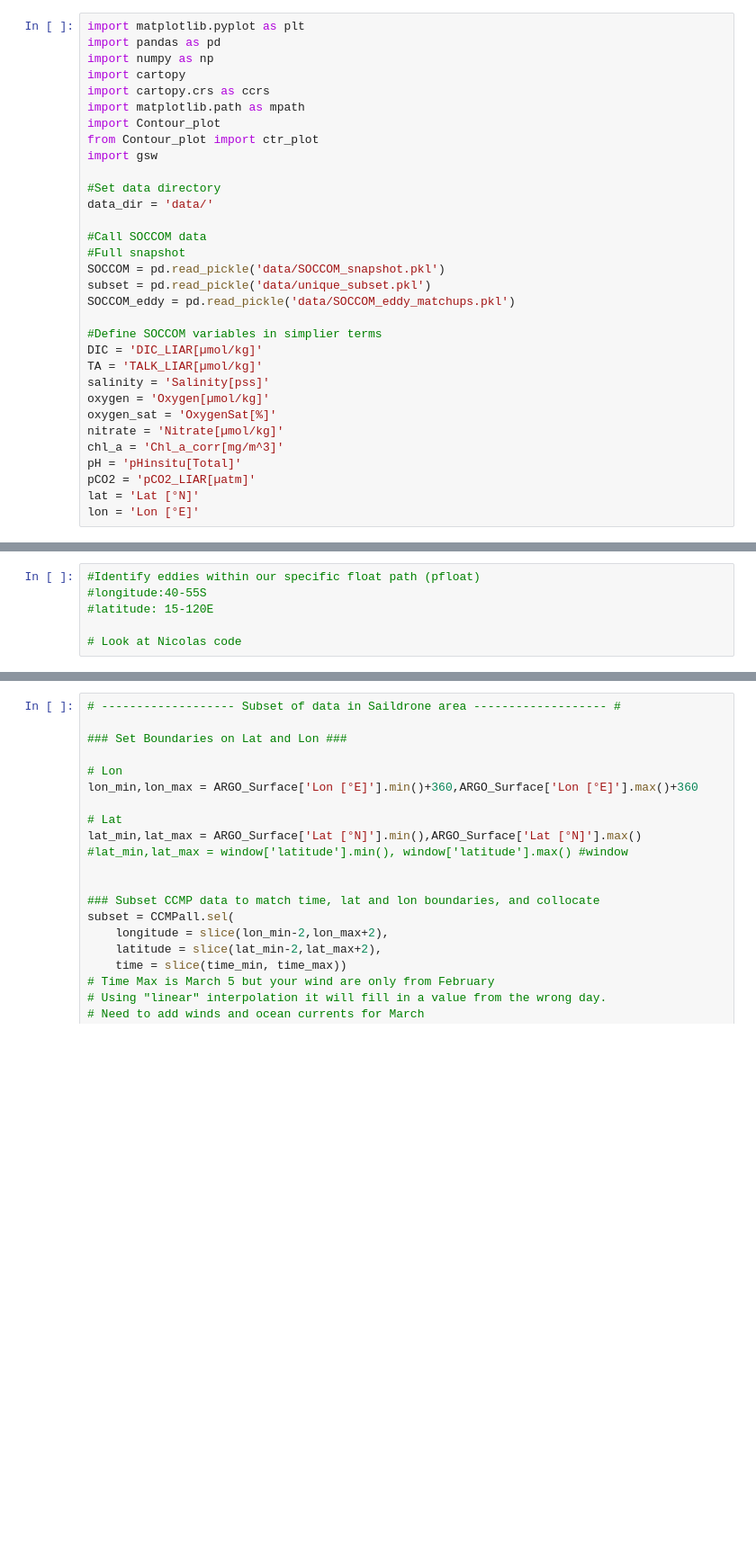
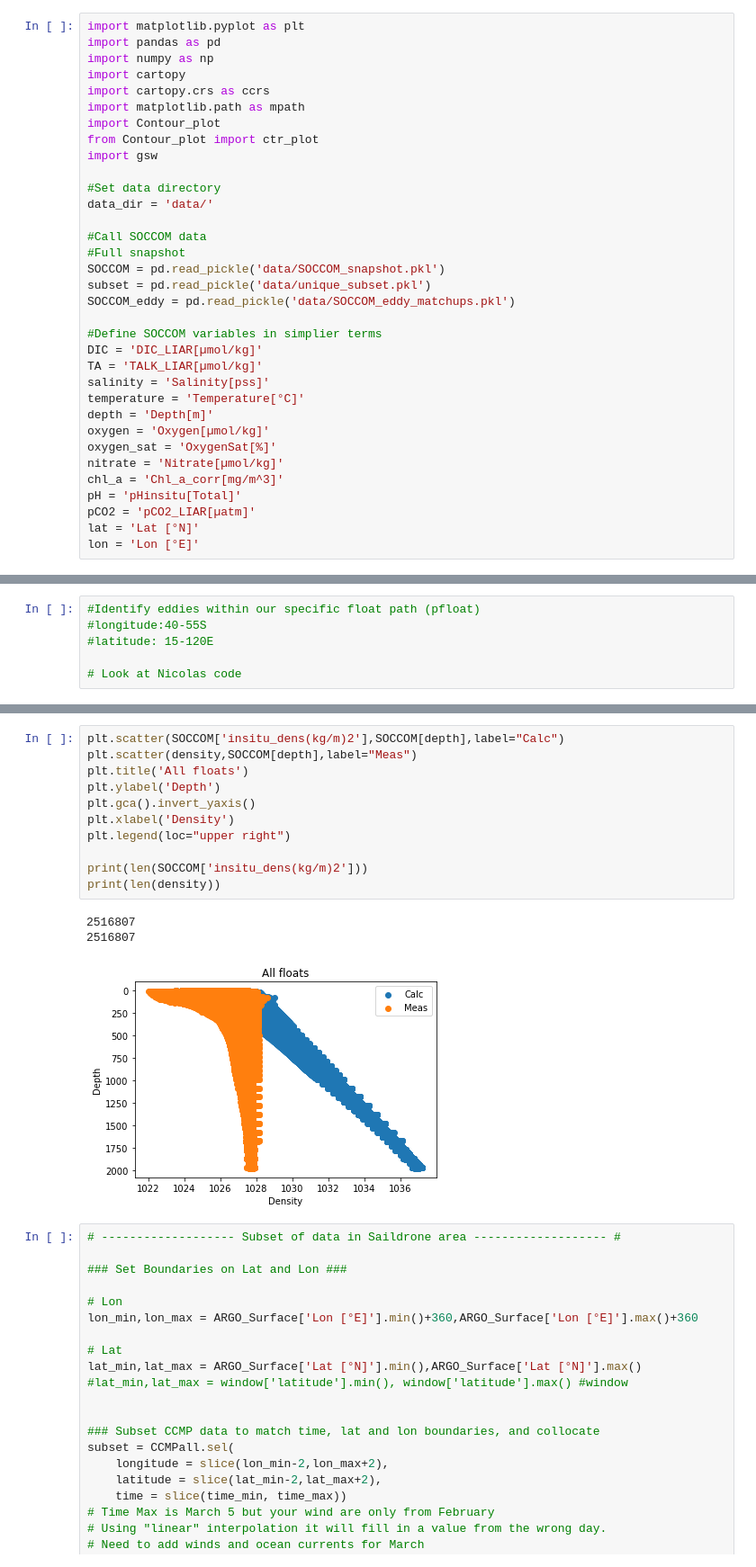
Before and after one commit to Williams-OBGC-Lab/SOCCOM_eddy, a Jupyter notebook: eddy_contour_plots.ipynb, the cells around one changed output, grey strips where cells are left out. Shown at 90% size. Drawn from its saved outputs; the diff is of its cells as text; blank space fills up the shorter version.

```diff
--- a/eddy_contour_plots.ipynb
+++ b/eddy_contour_plots.ipynb
@@ -22,6 +22,8 @@ SOCCOM_eddy = pd.read_pickle('data/SOCCOM_eddy_matchups.pkl')
 DIC = 'DIC_LIAR[µmol/kg]'
 TA = 'TALK_LIAR[µmol/kg]'
 salinity = 'Salinity[pss]'
+temperature = 'Temperature[°C]'
+depth = 'Depth[m]'
 oxygen = 'Oxygen[µmol/kg]'
 oxygen_sat = 'OxygenSat[%]'
 nitrate = 'Nitrate[µmol/kg]'
@@ -285,3 +291,18 @@ Length: 2516807, dtype: float64
+# %%
+plt.scatter(SOCCOM['insitu_dens(kg/m)2'],SOCCOM[depth],label="Calc")
+plt.scatter(density,SOCCOM[depth],label="Meas")
+plt.title('All floats')
+plt.ylabel('Depth')
+plt.gca().invert_yaxis()
+plt.xlabel('Density')
+plt.legend(loc="upper right")
+
+print(len(SOCCOM['insitu_dens(kg/m)2']))
+print(len(density))
+# %% [output]
+2516807
+2516807
+[figure, added]
 # %%
 # ------------------- Subset of data in Saildrone area ------------------- #
 
```
Also changed, not shown: parts of 4 cells of this notebook.
